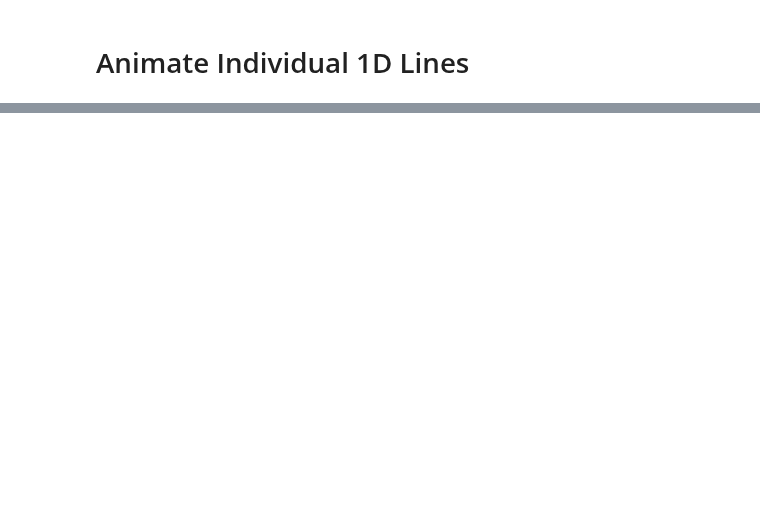
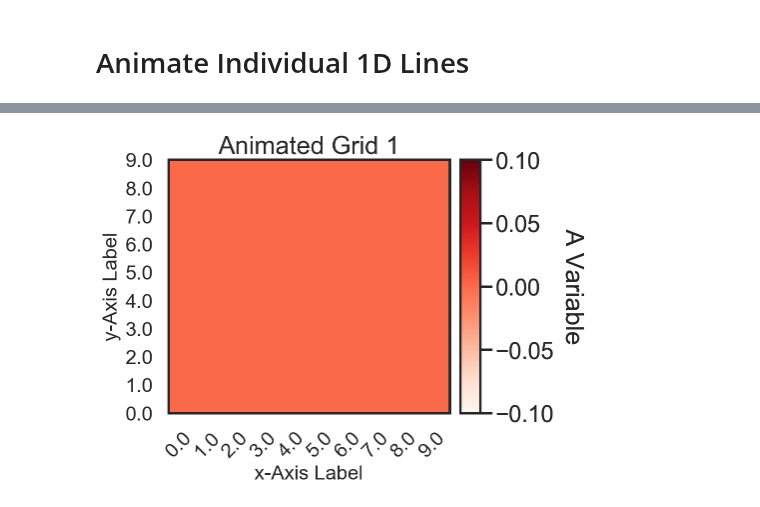
Before and after one commit to mle-infrastructure/mle-toolbox, a Jupyter notebook: notebooks/animate_results.ipynb, the cells around one changed output, grey strips where cells are left out. Cells and saved outputs as stored; diff of their text form; code cells hidden in the pictures; blank space fills up the shorter version.

```diff
--- a/notebooks/animate_results.ipynb
+++ b/notebooks/animate_results.ipynb
@@ -25,0 +37,4 @@ Image(url='test_anim_2.gif')
+# %%
+animate_2D_grid(noisy_grid, fname="grid_anim_1.gif")
+Image(url='grid_anim_1.gif')
+# %% [output]
@@ -25,0 +42 @@ Image(url='test_anim_2.gif')
+[figure, added]
```
Also changed, not shown: parts of 9 cells of this notebook, 5 other files.
